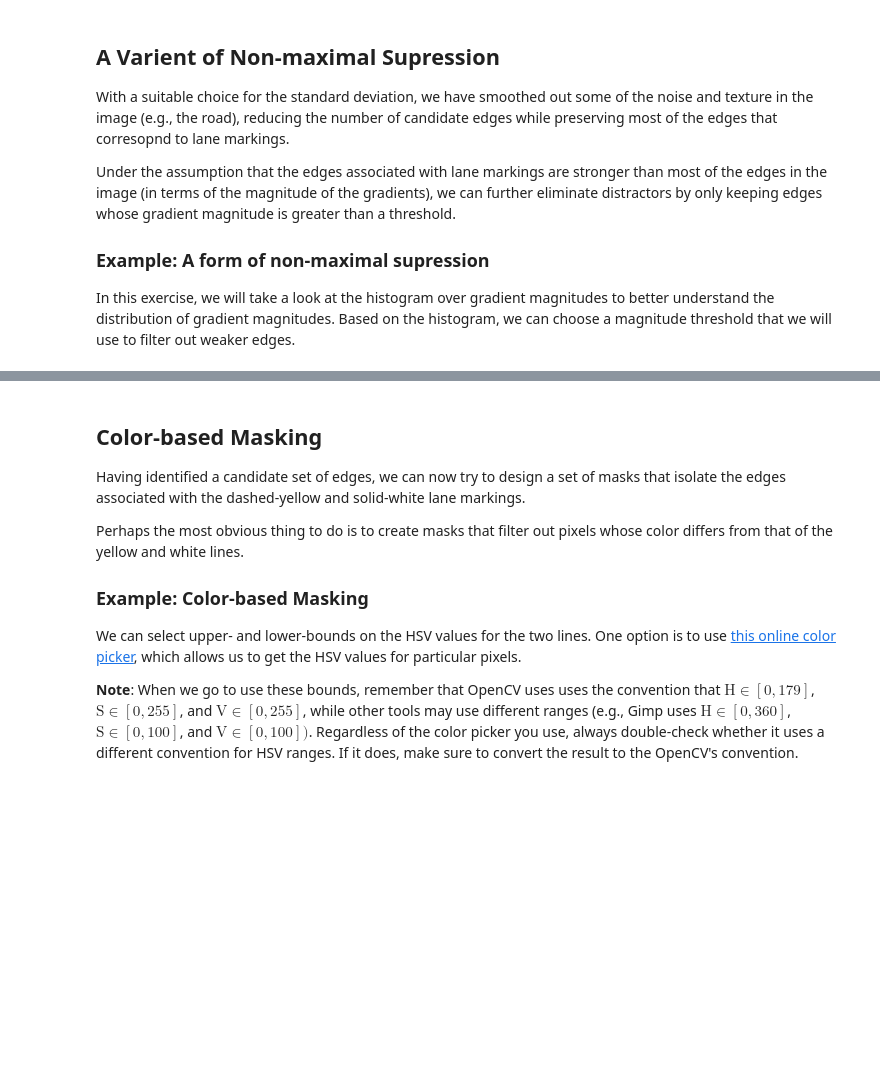
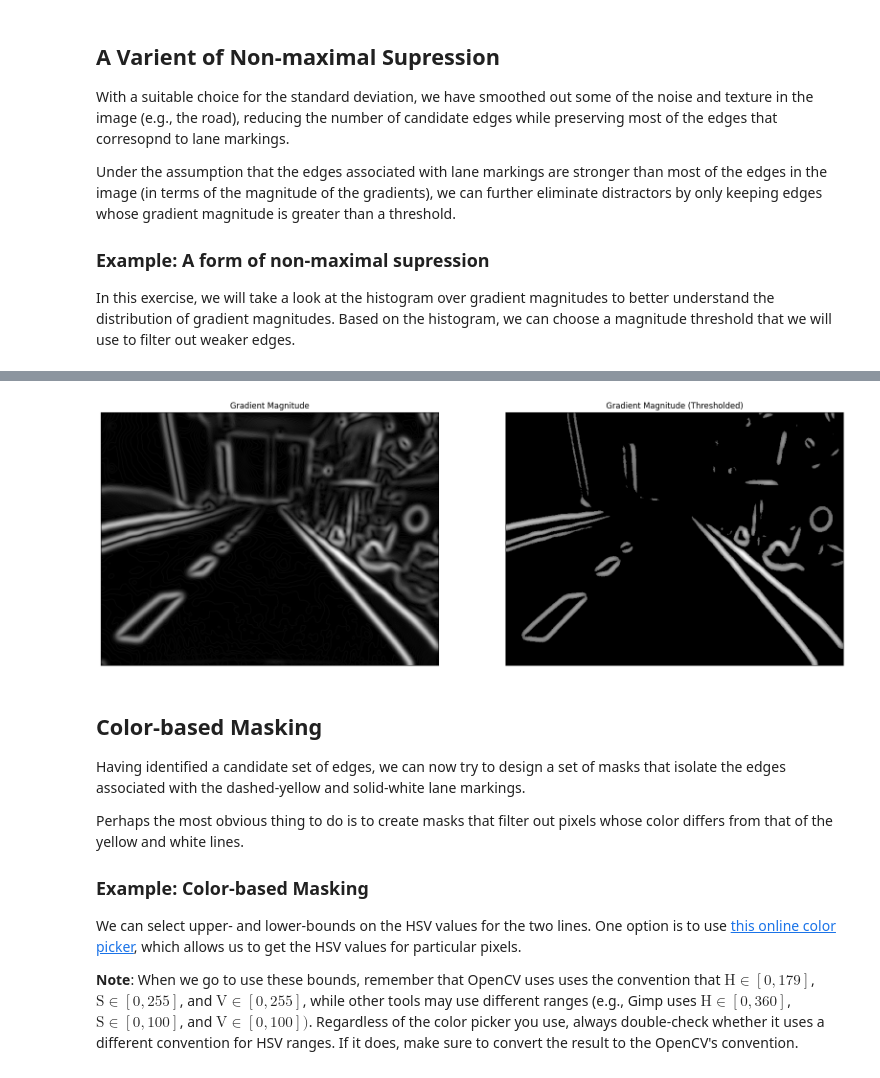
Before and after one commit to colingrover/duckietown-lx, a Jupyter notebook: visual-lane-servoing/notebooks/05-Visual-Servoing/visual_servoing_activity.ipynb, the cells around one changed output, grey strips where cells are left out. Cells and saved outputs as stored; diff of their text form; code cells hidden in the pictures; blank space fills up the shorter version.

```diff
--- a/visual-lane-servoing/notebooks/05-Visual-Servoing/visual_servoing_activity.ipynb
+++ b/visual-lane-servoing/notebooks/05-Visual-Servoing/visual_servoing_activity.ipynb
@@ -224,17 +232,19 @@ ax1.set_title('Gradient Histogram');
 # %%
 # TODO: Use the histogram above to choose the minimum threshold on the gradient magnitude.
 #       Edges whos gradient magnitude is below this threshold will be filtered out.
-threshold = np.random.rand(1,1) # CHANGE ME
+threshold = 40
 
 mask_mag = (Gmag > threshold)
 
 fig = plt.figure(figsize = (20,10))
 ax1 = fig.add_subplot(1,2,1)
 ax1.imshow(Gmag, cmap = 'gray')
 ax1.set_title('Gradient Magnitude'), ax1.set_xticks([]), ax1.set_yticks([])
 ax2 = fig.add_subplot(1,2,2)
 ax2.imshow(mask_mag*Gmag,cmap = 'gray')
 ax2.set_title('Gradient Magnitude (Thresholded)'), ax2.set_xticks([]), ax2.set_yticks([]);
+# %% [output]
+[figure, added]
 # %% [markdown]
 ## Color-based Masking
 
```
Also changed, not shown: parts of 5 cells of this notebook.
